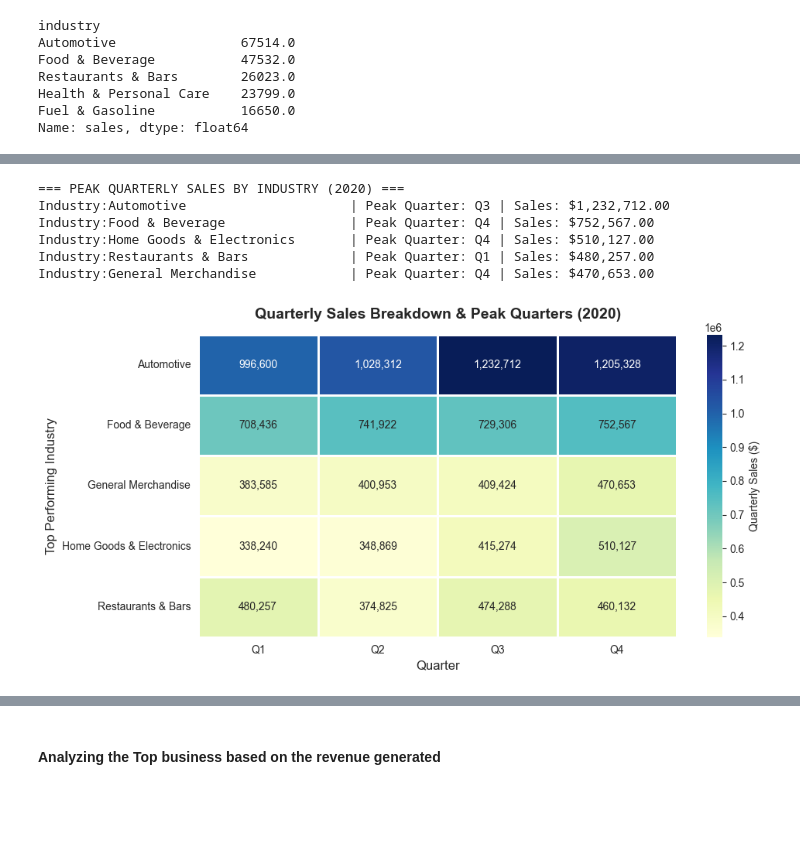
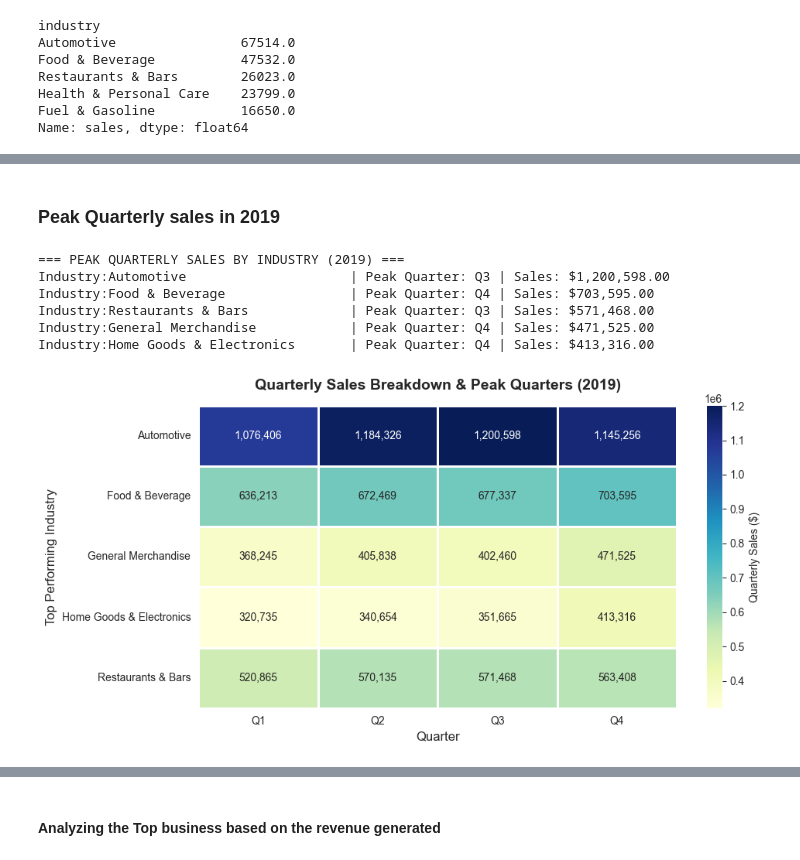
Before and after one commit to mikabenson/query_duckdb_analytics, a Jupyter notebook: notebooks/retail_analysis.ipynb, the cells around one changed output, grey strips where cells are left out. Cells and saved outputs as stored; diff of their text form; code cells hidden in the pictures; blank space fills up the shorter version.

Commit message:
Analyzing the industries with the highest revenue

```diff
--- a/retail_analysis.ipynb
+++ b/notebooks/retail_analysis.ipynb
@@ -10,7 +10,7 @@ sns.set_style('whitegrid')
 pd.set_option('display.max_columns', None)
 %matplotlib inline
 # %%
-df = pd.read_csv("us_monthly_retail_sales_wrangled.csv")
+df = pd.read_csv("../data/us_monthly_retail_sales_wrangled.csv")
 df.head()
 # %% [output]
 |  | Unnamed: 0 | month | year | naics_Code | kind_of_business | industry | sales |
@@ -413,21 +348,23 @@ Name: sales, dtype: float64
+# %% [markdown]
+### **Peak Quarterly sales in 2019**
 # %%
 # Here we create a function that visualizes the top_peak quarters for sales in the year 2020
-def visualize_top_industry_peak_quarterly_sales_2020(
-        df, year_target = 2020, year_col = 'year', month_col = 'quarterly',
+def visualize_top_industry_peak_quarterly_sales_2019(
+        df, year_target = 2019, year_col = 'year', month_col = 'quarterly',
         top_performing_industries = 5,
         industry_col = 'industry', sales_col = 'sales',
 ):
 
     # Aggregate sales into quarters (Q1 - Q4) then identify the peak quarters for the top industry
-    df_2020 = df[df[year_col] == year_target].copy()
+    df_2019 = df[df[year_col] == year_target].copy()
 
-    if df_2020.empty:
+    if df_2019.empty:
         raise ValueError(f"There's no data found for the year {year_target}.")
 
     # Identify top performing industries by total sales in 2020(COVID YEAR)
-    top_performing_industry_sales = df_2020.groupby(industry_col)[sales_col].sum().nlargest(top_performing_industries).index.to_list()
+    top_performing_industry_sales = df_2019.groupby(industry_col)[sales_col].sum().nlargest(top_performing_industries).index.to_list()
 
-    df_top = df_2020[df_2020[industry_col].isin(top_performing_industry_sales)]
+    df_top = df_2019[df_2019[industry_col].isin(top_performing_industry_sales)]
 
     # Aggregate the total sales by industry amd quarter
     quarterly_sales = df_top.groupby([industry_col, 'quarterly'])[sales_col].sum().reset_index()
@@ -471,13 +408,13 @@ def visualize_top_industry_peak_quarterly_sales_2020(
 
     # return peak_quarters
 # %%
-# Here we call out the function to visualize the quarterly sales during 2020
-visualize_top_industry_peak_quarterly_sales_2020(df, year_target = 2020)
+# Here we call out the function to visualize the quarterly sales during 2019
+visualize_top_industry_peak_quarterly_sales_2019(df, year_target = 2019)
 # %% [output]
-=== PEAK QUARTERLY SALES BY INDUSTRY (2020) ===
-Industry:Automotive                     | Peak Quarter: Q3 | Sales: $1,232,712.00
-Industry:Food & Beverage                | Peak Quarter: Q4 | Sales: $752,567.00
-Industry:Home Goods & Electronics       | Peak Quarter: Q4 | Sales: $510,127.00
-Industry:Restaurants & Bars             | Peak Quarter: Q1 | Sales: $480,257.00
-Industry:General Merchandise            | Peak Quarter: Q4 | Sales: $470,653.00
+=== PEAK QUARTERLY SALES BY INDUSTRY (2019) ===
+Industry:Automotive                     | Peak Quarter: Q3 | Sales: $1,200,598.00
+Industry:Food & Beverage                | Peak Quarter: Q4 | Sales: $703,595.00
+Industry:Restaurants & Bars             | Peak Quarter: Q3 | Sales: $571,468.00
+Industry:General Merchandise            | Peak Quarter: Q4 | Sales: $471,525.00
+Industry:Home Goods & Electronics       | Peak Quarter: Q4 | Sales: $413,316.00
-[figure, old version]
+[figure, new version]
```
Also changed, not shown: parts of 21 cells of this notebook, 16 other files.
